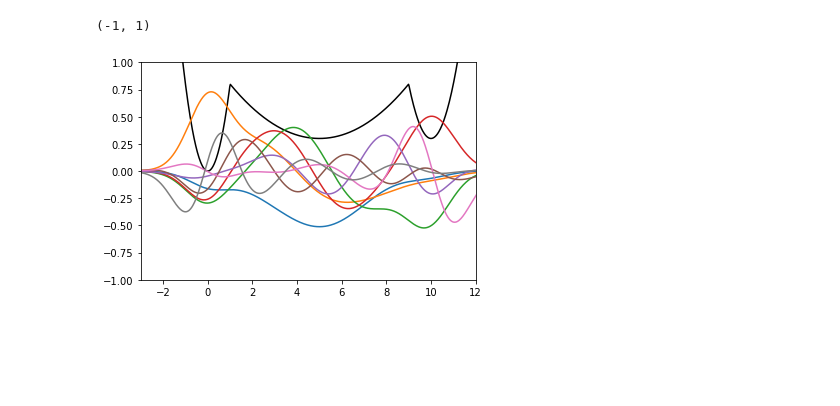
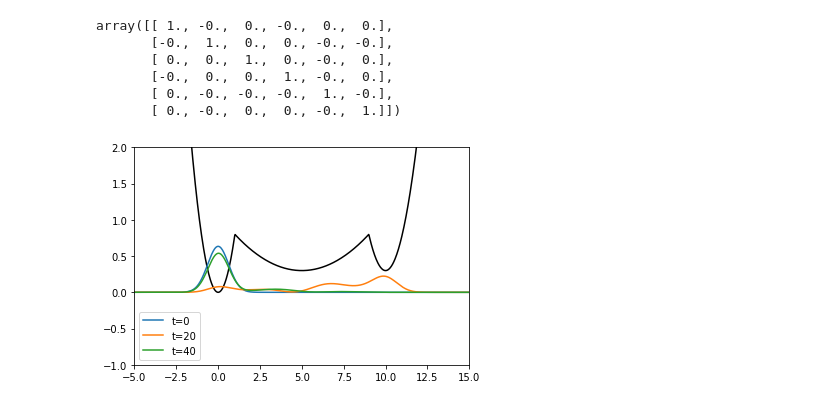
Before and after one commit to ecurtin2/quantized, a Jupyter notebook: docs/source/tutorials/get_matrices.ipynb, the cells around one changed output. Drawn from its saved outputs; the diff is of its cells as text; code cells hidden in the pictures; blank space fills up the shorter version.

Commit message:
time evolution

```diff
--- a/docs/source/tutorials/get_matrices.ipynb
+++ b/docs/source/tutorials/get_matrices.ipynb
@@ -73,20 +133,27 @@ H =
-# %%
-class LinearComb:
-    def __init__(self, c, f):
-        self.c = c
-        self.f = f
-    def __call__(self, x):
-        return sum(ci * fi(x) for ci, fi in zip(self.c, self.f))
-    def __repr__(self):
-        return " + ".join(f"{c} * {f}" for c, f in zip(self.c, self.f))
-
-eigenbasis = [LinearComb(c, basis) for c in eigvecs.T]
-plt.plot(x, triple_well(x), color="k")
-for b in eigenbasis:
-    plt.plot(x, b(x))
-
-plt.xlim(-3, 12)
-plt.ylim(-1, 1)
-# %% [output]
-(-1, 1)
-[figure, removed]
+# %%
+pairwise_array_from_func(eigenbasis, op.overlap, symmetric=True)
+# %% [output]
+array([[ 1., -0.,  0., -0.,  0.,  0.],
+       [-0.,  1.,  0.,  0., -0., -0.],
+       [ 0.,  0.,  1.,  0., -0.,  0.],
+       [-0.,  0.,  0.,  1., -0.,  0.],
+       [ 0., -0., -0., -0.,  1., -0.],
+       [ 0., -0.,  0.,  0., -0.,  1.]])
+# %%
+time_evolving = eig_basis.time_evolving(basis[0])
+# %%
+def density(x, t):
+    wf = time_evolving(x, t)
+    return np.real(wf * np.conj(wf))
+
+fig = plt.figure()
+plt.plot(x, triple_well(x), "k")
+for t in range(0, 50, 20):
+    plt.plot(x, density(x, t), label=f"t={t}")
+
+plt.legend()
+plt.xlim(*XLIM)
+plt.ylim(*YLIM)
+plt.show()
+# %% [output]
+[figure, added]
```
Also changed, not shown: parts of 9 cells of this notebook, 8 other files.
